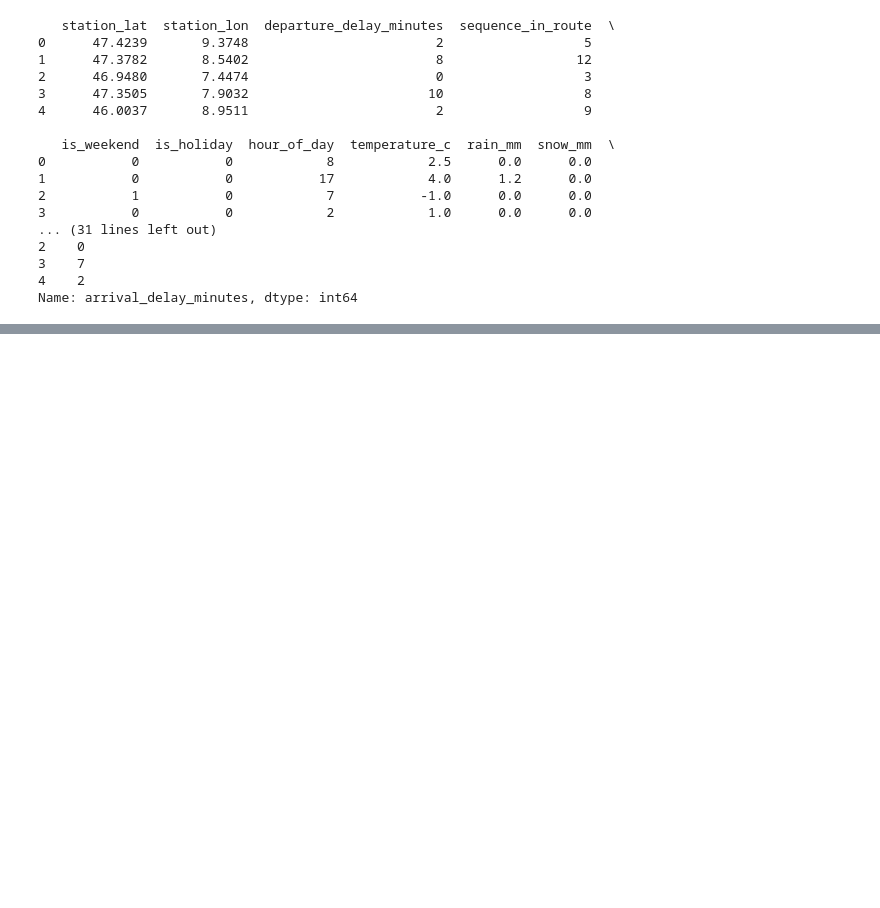
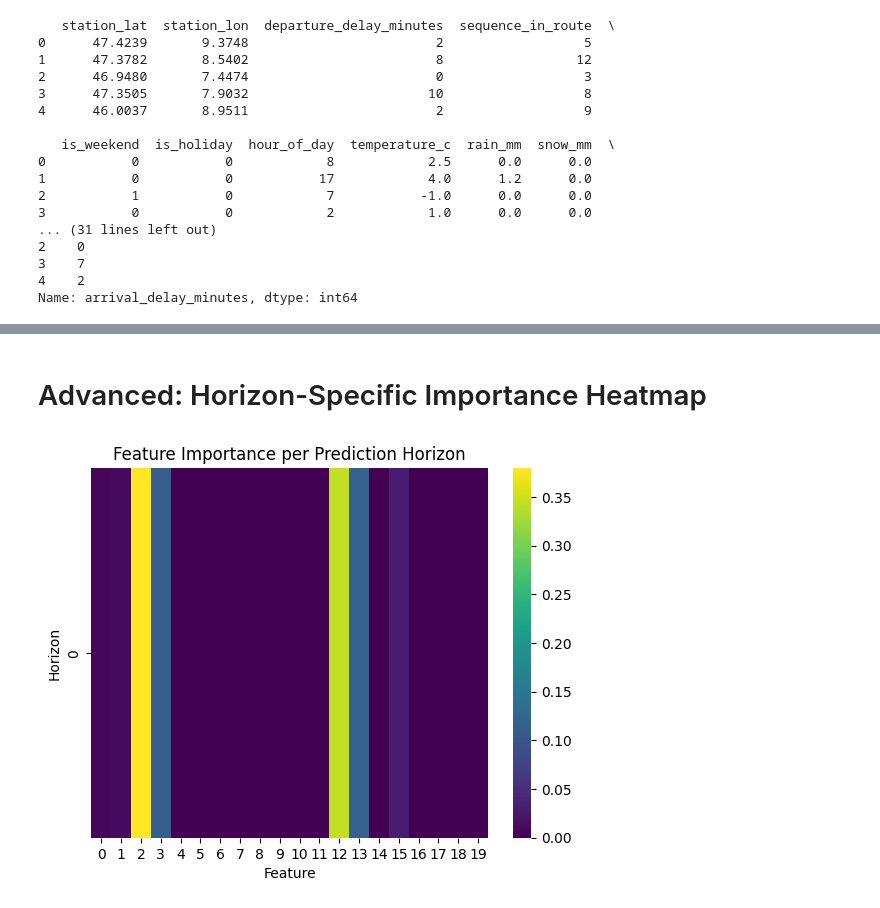
Before and after one commit to CarloRobbiani/master_thesis_SBB, a Jupyter notebook: baseline_models/fake_xgboost.ipynb, the cells around one changed output, grey strips where cells are left out. Cells and saved outputs as stored; diff of their text form; code cells hidden in the pictures; blank space fills up the shorter version.

```diff
--- a/baseline_models/fake_xgboost.ipynb
+++ b/baseline_models/fake_xgboost.ipynb
@@ -148,0 +255,18 @@ print(prediction)
+# %% [markdown]
+# Advanced: Horizon-Specific Importance Heatmap
+# %%
+import seaborn as sns
+
+all_imp = []
+for model_h in my_xgboost.models:
+    all_imp.append(model_h.feature_importances_)
+
+all_imp = np.array(all_imp)
+
+sns.heatmap(all_imp, cmap="viridis")
+plt.xlabel("Feature")
+plt.ylabel("Horizon")
+plt.title("Feature Importance per Prediction Horizon")
+plt.show()
+# %% [output]
+[figure, added]
```
Also changed, not shown: parts of 5 cells of this notebook.
